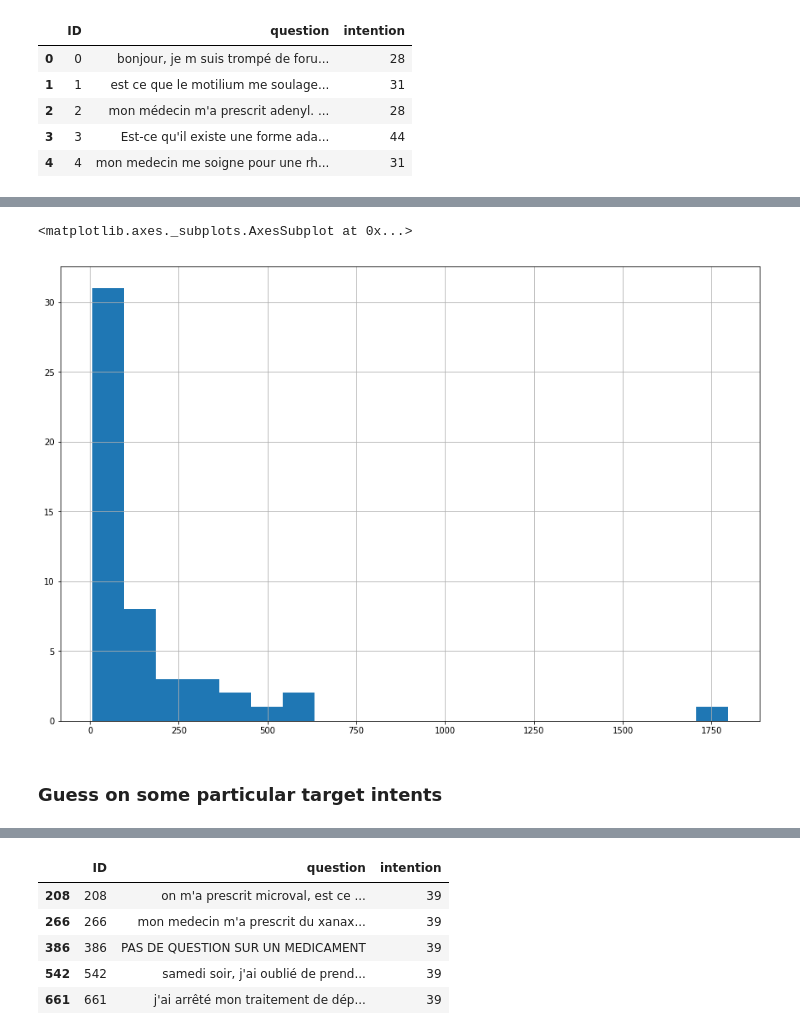
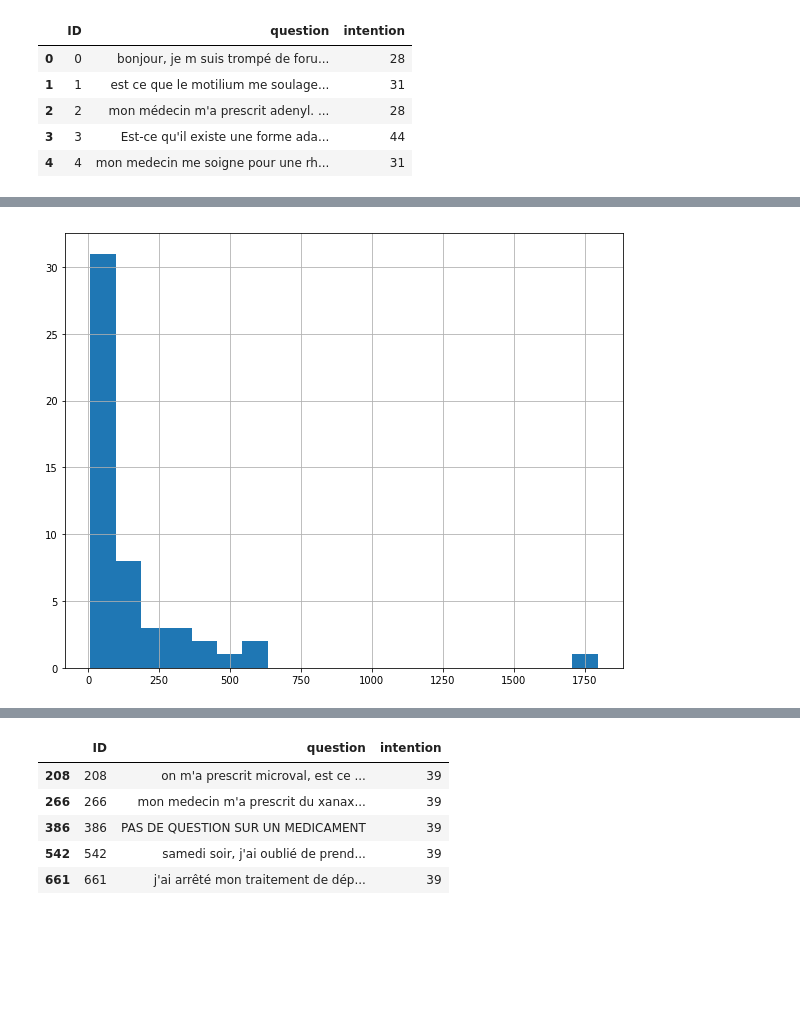
Before and after one commit to jhuu32/CES, a Jupyter notebook: notebooks/data_analysis/data_exploration.ipynb, the cells around one changed output, grey strips where cells are left out. Saved outputs shown, nothing was run; the diff lists cells and outputs as text; code cells hidden in the pictures; blank space fills up the shorter version.

```diff
--- a/notebooks/data_analysis/data_exploration.ipynb
+++ b/notebooks/data_analysis/data_exploration.ipynb
@@ -13,8 +13,8 @@ XTest = pd.read_csv('c:/Users/I051796/Projects/CES/data/input_test.csv', sep=';'
 YTrain = pd.read_csv('c:/Users/I051796/Projects/CES/data/label.csv', sep=';')
 # %%
 # merging feature space and the label on ID column
-YXTrain = XTrain.merge(YTrain, on='ID')
-YXTrain.head()
+XYTrain = XTrain.merge(YTrain, on='ID')
+XYTrain.head()
 # %% [output]
 |  | ID | question | intention |
 | 0 | 0 | bonjour, je m suis trompé de foru... | 28 |
@@ -38,10 +40,9 @@ number of target classes : 51
 # %%
-# show up number of obervations per class + basic stats
-freqPerTargetClass = YXTrain[['ID','intention']].groupby(['intention']).agg({'ID':['count']})
+# show number of obervations per class + some basic stats
+freqPerTargetClass = XYTrain[['ID','intention']].groupby(['intention']).agg({'ID':['count']})
 
-freqPerTargetClass['ID']['count'].hist(bins=20,figsize=(15,10))
+freqPerTargetClass['ID']['count'].hist(bins=20,figsize=(10,8))
+
+pass
 # %% [output]
-<matplotlib.axes._subplots.AxesSubplot at 0x...>
-[figure, old version]
+[figure, new version]
-# %% [markdown]
-### Guess on some particular target intents
```
Also changed, not shown: parts of 38 cells of this notebook, 16 other files.
